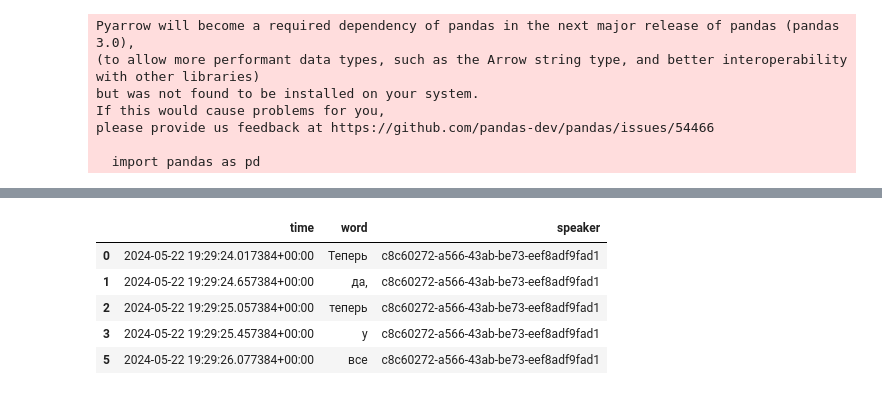
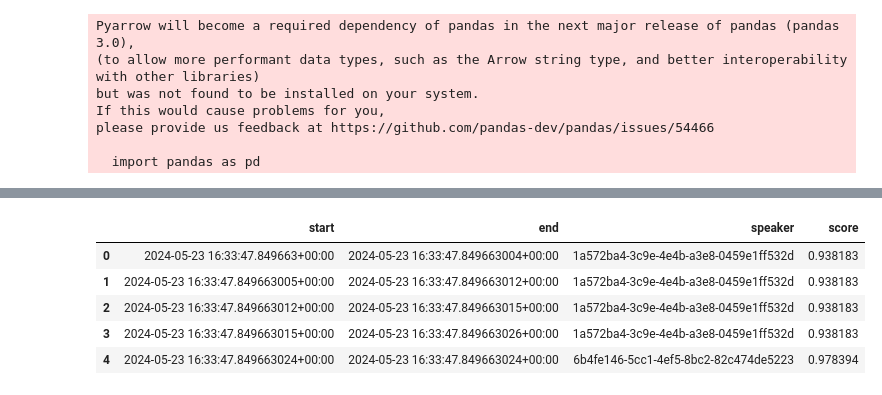
Before and after one commit to Vexa-ai/vexa-transcription-service, a Jupyter notebook: tests_2305.ipynb, the cells around one changed output, grey strips where cells are left out. Saved outputs shown, nothing was run; the diff lists cells and outputs as text; code cells hidden in the pictures.

```diff
--- a/tests_2305.ipynb
+++ b/tests_2305.ipynb
@@ -157,9 +149,18 @@ mutable_df.head()
-# %%
-immutable_df.head()
-# %% [output]
-|  | time | word | speaker |
-| 0 | 2024-05-22 19:29:24.017384+00:00 | Теперь | c8c60272-a566-43ab-be73-eef8adf9fad1 |
-| 1 | 2024-05-22 19:29:24.657384+00:00 | да, | c8c60272-a566-43ab-be73-eef8adf9fad1 |
-| 2 | 2024-05-22 19:29:25.057384+00:00 | теперь | c8c60272-a566-43ab-be73-eef8adf9fad1 |
-| 3 | 2024-05-22 19:29:25.457384+00:00 | у | c8c60272-a566-43ab-be73-eef8adf9fad1 |
-| 5 | 2024-05-22 19:29:26.077384+00:00 | все | c8c60272-a566-43ab-be73-eef8adf9fad1 |
+# %%
+
+diar_df = pd.DataFrame(columns = ['speaker','time'])
+for d,t,c in new_diarizations:
+   # d = widen_diarization_result(d)
+    df = pd.DataFrame(d)
+    diar_df = pd.concat([diar_df[diar_df['end']<df['start'].min()],df]) if len(diar_df)>0 else df
+
+diar_df['start'] = pd.to_timedelta(diar_df['start'])+pd.Timestamp(t)
+diar_df['end']   = pd.to_timedelta(diar_df['end'])+pd.Timestamp(t)
+diar_df
+# %% [output]
+|  | start | end | speaker | score |
+| 0 | 2024-05-23 16:33:47.849663+00:00 | 2024-05-23 16:33:47.849663004+00:00 | 1a572ba4-3c9e-4e4b-a3e8-0459e1ff532d | 0.938183 |
+| 1 | 2024-05-23 16:33:47.849663005+00:00 | 2024-05-23 16:33:47.849663012+00:00 | 1a572ba4-3c9e-4e4b-a3e8-0459e1ff532d | 0.938183 |
+| 2 | 2024-05-23 16:33:47.849663012+00:00 | 2024-05-23 16:33:47.849663015+00:00 | 1a572ba4-3c9e-4e4b-a3e8-0459e1ff532d | 0.938183 |
+| 3 | 2024-05-23 16:33:47.849663015+00:00 | 2024-05-23 16:33:47.849663026+00:00 | 1a572ba4-3c9e-4e4b-a3e8-0459e1ff532d | 0.938183 |
+| 4 | 2024-05-23 16:33:47.849663024+00:00 | 2024-05-23 16:33:47.849663024+00:00 | 6b4fe146-5cc1-4ef5-8bc2-82c474de5223 | 0.978394 |
```
Also changed, not shown: parts of 16 cells of this notebook.
